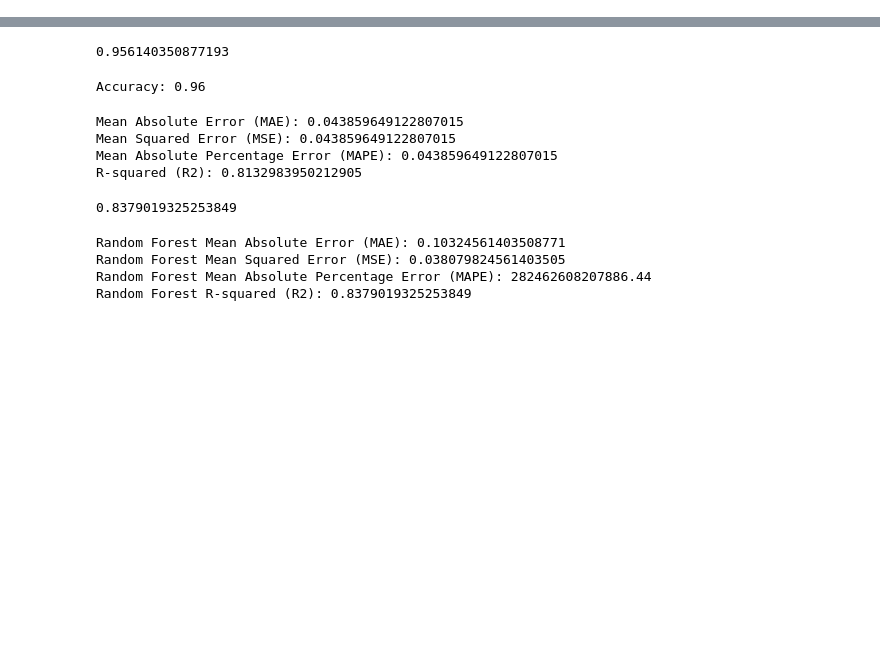
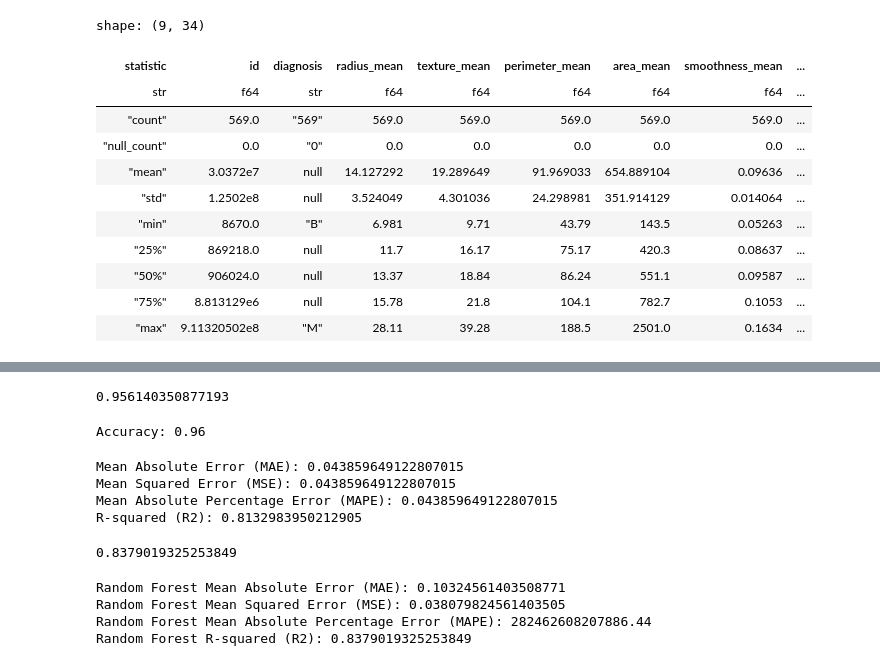
Before and after one commit to tech-challenge-grupo-10/tech-challenge-1-grupo-10, a Jupyter notebook: notebooks/analysis.ipynb, the cells around one changed output, grey strips where cells are left out. Saved outputs shown, nothing was run; the diff lists cells and outputs as text; code cells hidden in the pictures; blank space fills up the shorter version.

```diff
--- a/notebooks/analysis.ipynb
+++ b/notebooks/analysis.ipynb
@@ -12,6 +29,16 @@ from sklearn.metrics import accuracy_score, mean_squared_error, r2_score, mean_a
 # %%
-labelEncoder = LabelEncoder()
 df = pl.read_csv("../data/data.csv")
-adequated_diagnosis = pl.Series("diagnosis_int",labelEncoder.fit_transform(df.select('diagnosis')))
-df.insert_column(2, adequated_diagnosis)
-df.head()
+df.describe()
+# %% [output]
+shape: (9, 34)
+| statistic | id | diagnosis | radius_mean | texture_mean | perimeter_mean | area_mean | smoothness_mean | ... |
+| str | f64 | str | f64 | f64 | f64 | f64 | f64 | ... |
+| "count" | 569.0 | "569" | 569.0 | 569.0 | 569.0 | 569.0 | 569.0 | ... |
+| "null_count" | 0.0 | "0" | 0.0 | 0.0 | 0.0 | 0.0 | 0.0 | ... |
+| "mean" | 3.0372e7 | null | 14.127292 | 19.289649 | 91.969033 | 654.889104 | 0.09636 | ... |
+| "std" | 1.2502e8 | null | 3.524049 | 4.301036 | 24.298981 | 351.914129 | 0.014064 | ... |
+| "min" | 8670.0 | "B" | 6.981 | 9.71 | 43.79 | 143.5 | 0.05263 | ... |
+| "25%" | 869218.0 | null | 11.7 | 16.17 | 75.17 | 420.3 | 0.08637 | ... |
+| "50%" | 906024.0 | null | 13.37 | 18.84 | 86.24 | 551.1 | 0.09587 | ... |
+| "75%" | 8.813129e6 | null | 15.78 | 21.8 | 104.1 | 782.7 | 0.1053 | ... |
+| "max" | 9.11320502e8 | "M" | 28.11 | 39.28 | 188.5 | 2501.0 | 0.1634 | ... |
```
Also changed, not shown: parts of 12 cells of this notebook, 1 other file.
